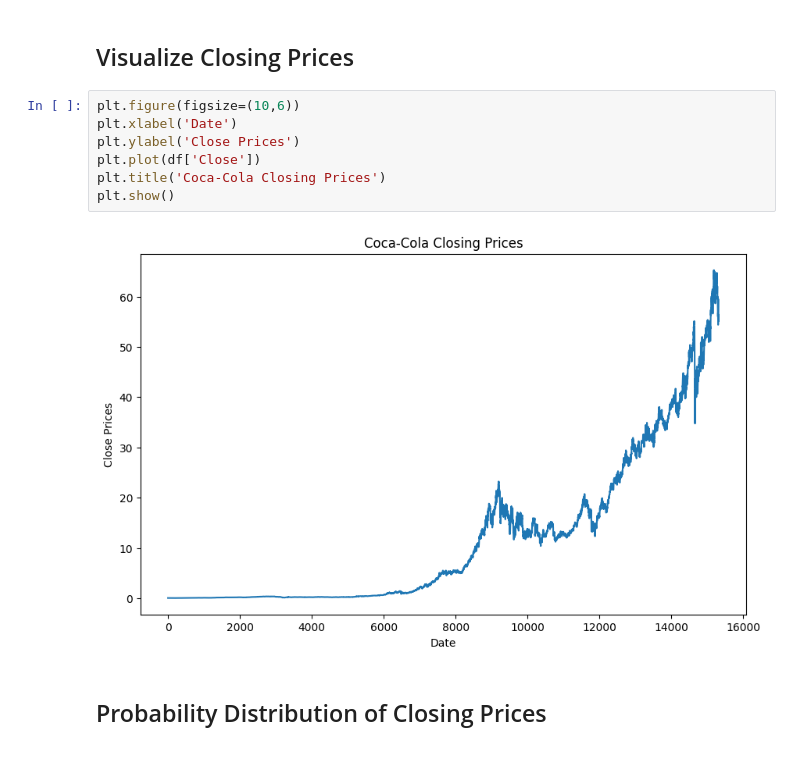
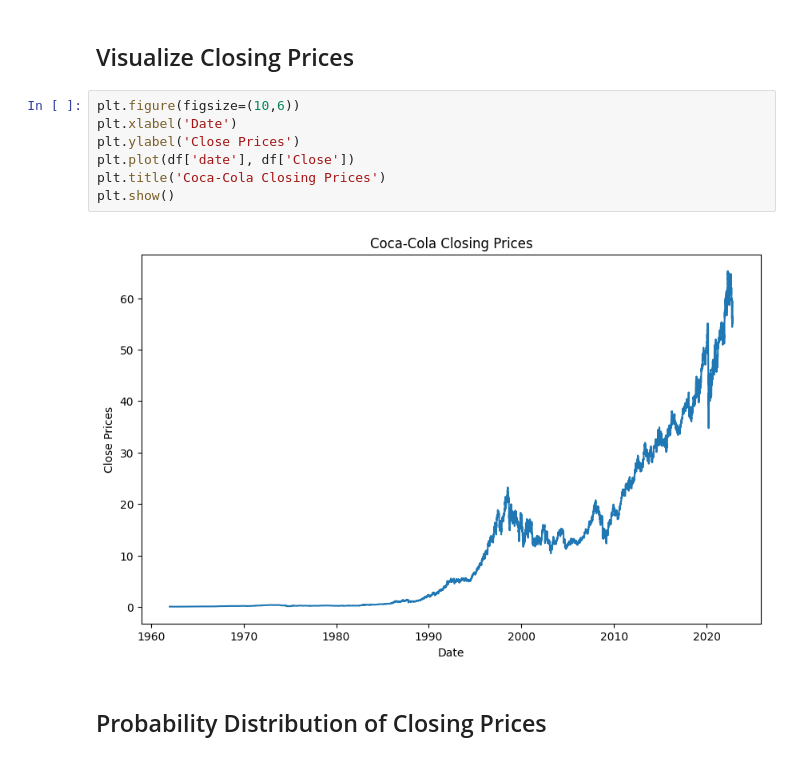
Before and after one commit to zachjoachim7/Volume3PortfolioPorject2, a Jupyter notebook: draft.ipynb, the cells around one changed output. Saved outputs shown, nothing was run; the diff lists cells and outputs as text.

```diff
--- a/draft.ipynb
+++ b/draft.ipynb
@@ -170,12 +172,12 @@ df.head()
 # %%
 plt.figure(figsize=(10,6))
 plt.xlabel('Date')
 plt.ylabel('Close Prices')
-plt.plot(df['Close'])
+plt.plot(df['date'], df['Close'])
 plt.title('Coca-Cola Closing Prices')
 plt.show()
 # %% [output]
-[figure, old version]
+[figure, new version]
 # %% [markdown]
 ## Probability Distribution of Closing Prices
 # %%
```
Also changed, not shown: parts of 6 cells of this notebook.
